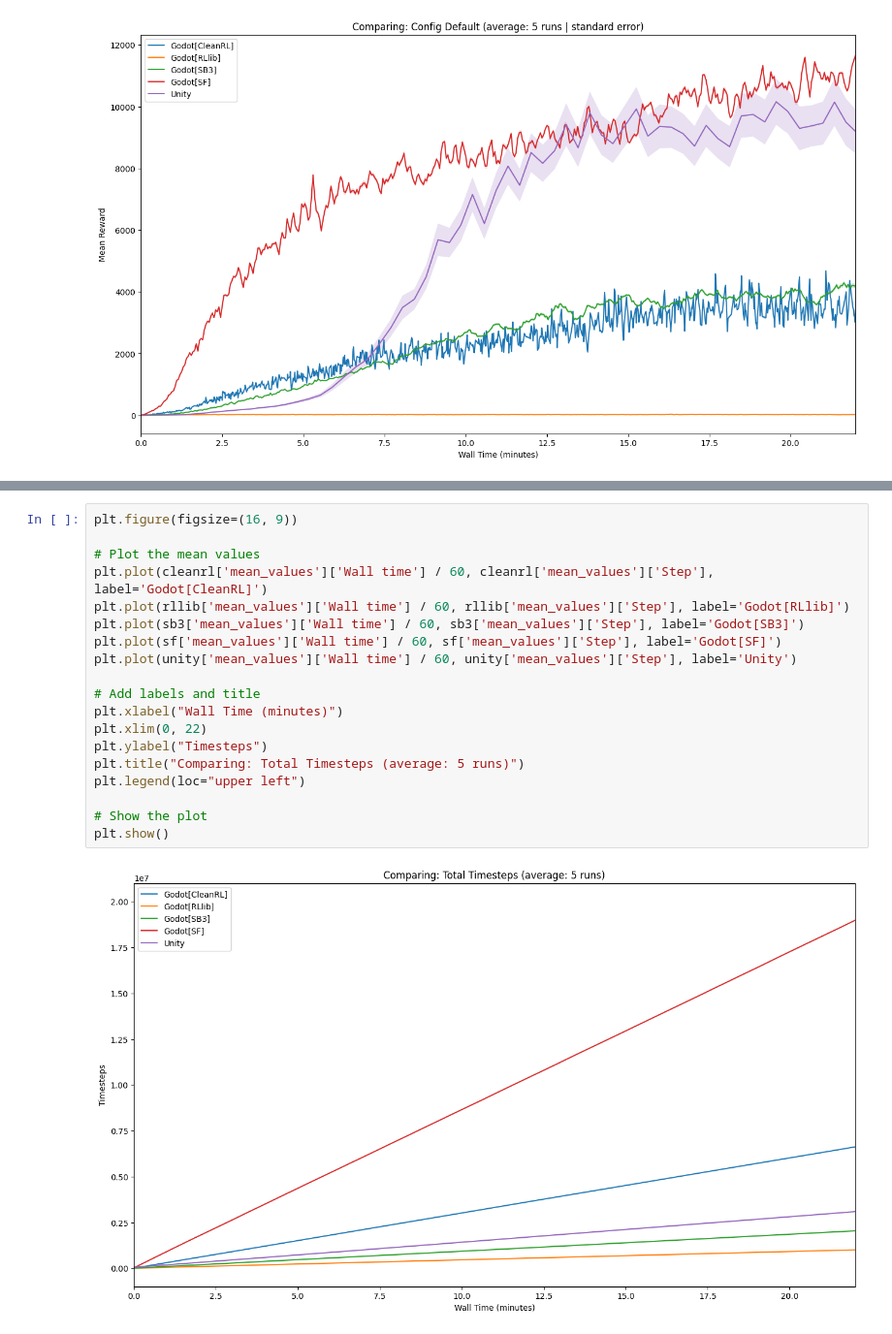
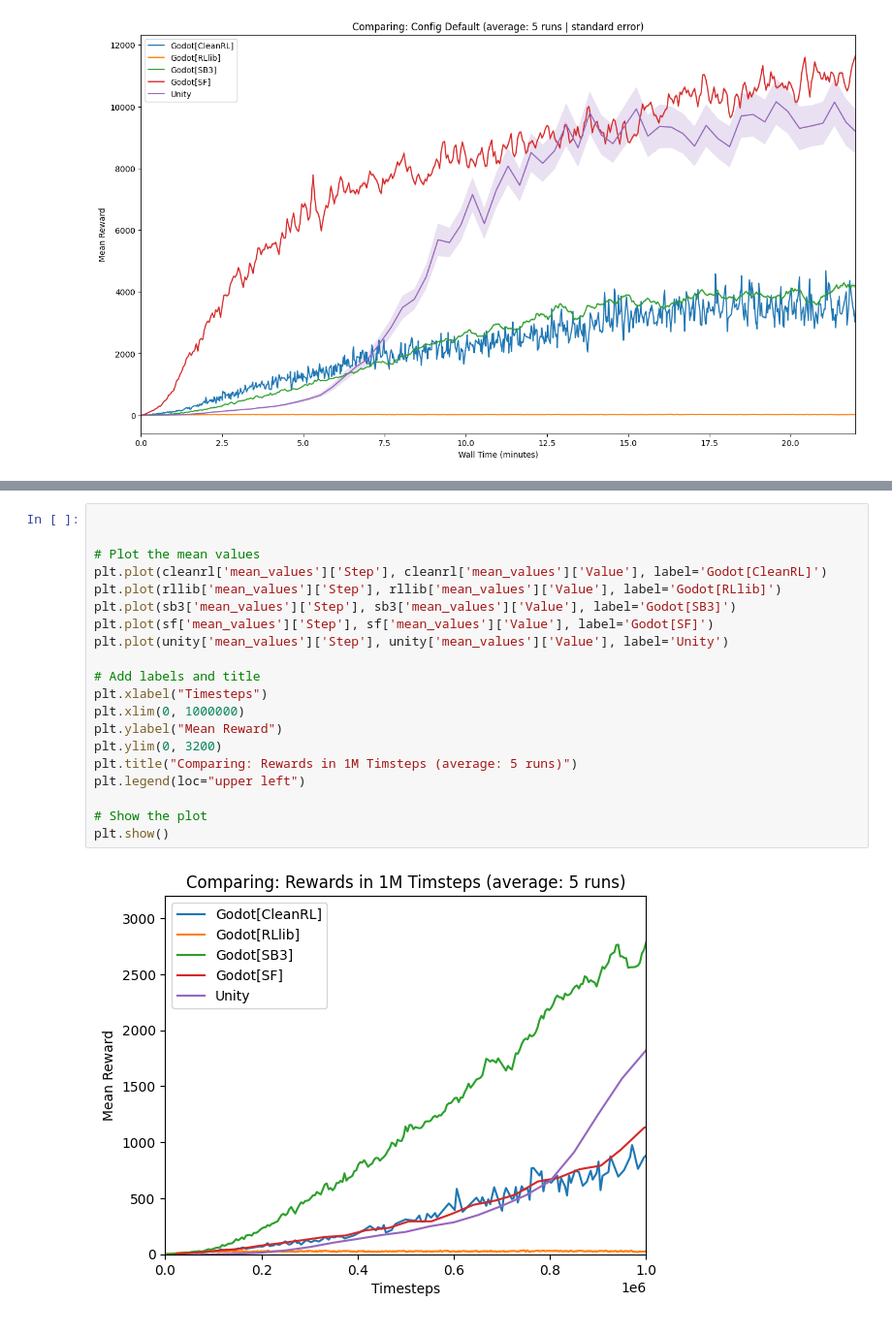
Before and after one commit to visuallization/rl_master_thesis_evaluation, a Jupyter notebook: config_default.ipynb, the cells around one changed output, grey strips where cells are left out. Shown at 97% size. Saved outputs shown, nothing was run; the diff lists cells and outputs as text.

```diff
--- a/config_default.ipynb
+++ b/config_default.ipynb
@@ -260,21 +387,22 @@ plt.show()
 # %%
-plt.figure(figsize=(16, 9))
+
 
 # Plot the mean values
-plt.plot(cleanrl['mean_values']['Wall time'] / 60, cleanrl['mean_values']['Step'], label='Godot[CleanRL]')
-plt.plot(rllib['mean_values']['Wall time'] / 60, rllib['mean_values']['Step'], label='Godot[RLlib]')
-plt.plot(sb3['mean_values']['Wall time'] / 60, sb3['mean_values']['Step'], label='Godot[SB3]')
-plt.plot(sf['mean_values']['Wall time'] / 60, sf['mean_values']['Step'], label='Godot[SF]')
-plt.plot(unity['mean_values']['Wall time'] / 60, unity['mean_values']['Step'], label='Unity')
+plt.plot(cleanrl['mean_values']['Step'], cleanrl['mean_values']['Value'], label='Godot[CleanRL]')
+plt.plot(rllib['mean_values']['Step'], rllib['mean_values']['Value'], label='Godot[RLlib]')
+plt.plot(sb3['mean_values']['Step'], sb3['mean_values']['Value'], label='Godot[SB3]')
+plt.plot(sf['mean_values']['Step'], sf['mean_values']['Value'], label='Godot[SF]')
+plt.plot(unity['mean_values']['Step'], unity['mean_values']['Value'], label='Unity')
 
 # Add labels and title
-plt.xlabel("Wall Time (minutes)")
-plt.xlim(0, 22)
-plt.ylabel("Timesteps")
-plt.title("Comparing: Total Timesteps (average: 5 runs)")
+plt.xlabel("Timesteps")
+plt.xlim(0, 1000000)
+plt.ylabel("Mean Reward")
+plt.ylim(0, 3200)
+plt.title("Comparing: Rewards in 1M Timsteps (average: 5 runs)")
 plt.legend(loc="upper left")
 
 # Show the plot
 plt.show()
 # %% [output]
-[figure, old version]
+[figure, new version]
```
Also changed, not shown: parts of 3 cells of this notebook, 1 other file.
